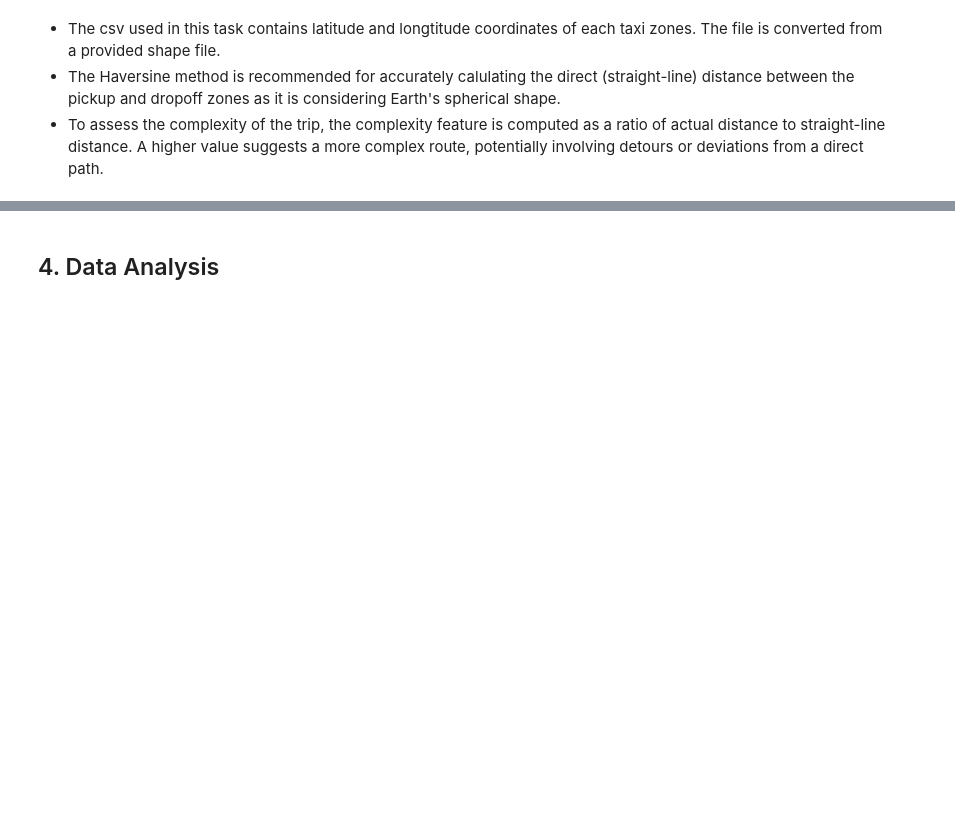
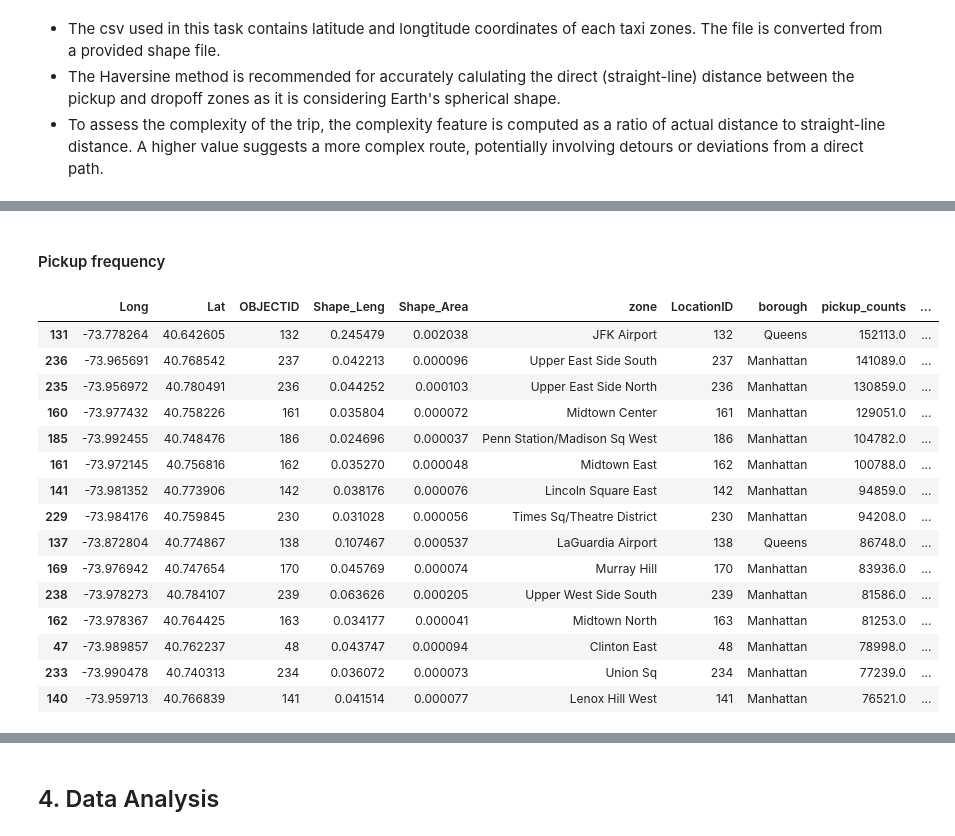
Before and after one commit to melbreaker/Taxi-Trip-Records-Data-Analysis, a Jupyter notebook: taxi-trip-records-data-analysis.ipynb, the cells around one changed output, grey strips where cells are left out. Drawn from its saved outputs; the diff is of its cells as text; code cells hidden in the pictures; blank space fills up the shorter version.

```diff
--- a/taxi-trip-records-data-analysis.ipynb
+++ b/taxi-trip-records-data-analysis.ipynb
@@ -903,0 +900,22 @@ plt.hist(df_january_cleaned['DOLocationID'])
+# %% [markdown]
+#### Pickup frequency
+# %%
+# Show top 15 pickup zone with highest number of pickup
+merge_frequency.sort_values(by='pickup_counts', ascending=False).head(15)
+# %% [output]
+|  | Long | Lat | OBJECTID | Shape_Leng | Shape_Area | zone | LocationID | borough | pickup_counts | ... |
+| 131 | -73.778264 | 40.642605 | 132 | 0.245479 | 0.002038 | JFK Airport | 132 | Queens | 152113.0 | ... |
+| 236 | -73.965691 | 40.768542 | 237 | 0.042213 | 0.000096 | Upper East Side South | 237 | Manhattan | 141089.0 | ... |
+| 235 | -73.956972 | 40.780491 | 236 | 0.044252 | 0.000103 | Upper East Side North | 236 | Manhattan | 130859.0 | ... |
+| 160 | -73.977432 | 40.758226 | 161 | 0.035804 | 0.000072 | Midtown Center | 161 | Manhattan | 129051.0 | ... |
+| 185 | -73.992455 | 40.748476 | 186 | 0.024696 | 0.000037 | Penn Station/Madison Sq West | 186 | Manhattan | 104782.0 | ... |
+| 161 | -73.972145 | 40.756816 | 162 | 0.035270 | 0.000048 | Midtown East | 162 | Manhattan | 100788.0 | ... |
+| 141 | -73.981352 | 40.773906 | 142 | 0.038176 | 0.000076 | Lincoln Square East | 142 | Manhattan | 94859.0 | ... |
+| 229 | -73.984176 | 40.759845 | 230 | 0.031028 | 0.000056 | Times Sq/Theatre District | 230 | Manhattan | 94208.0 | ... |
+| 137 | -73.872804 | 40.774867 | 138 | 0.107467 | 0.000537 | LaGuardia Airport | 138 | Queens | 86748.0 | ... |
+| 169 | -73.976942 | 40.747654 | 170 | 0.045769 | 0.000074 | Murray Hill | 170 | Manhattan | 83936.0 | ... |
+| 238 | -73.978273 | 40.784107 | 239 | 0.063626 | 0.000205 | Upper West Side South | 239 | Manhattan | 81586.0 | ... |
+| 162 | -73.978367 | 40.764425 | 163 | 0.034177 | 0.000041 | Midtown North | 163 | Manhattan | 81253.0 | ... |
+| 47 | -73.989857 | 40.762237 | 48 | 0.043747 | 0.000094 | Clinton East | 48 | Manhattan | 78998.0 | ... |
+| 233 | -73.990478 | 40.740313 | 234 | 0.036072 | 0.000073 | Union Sq | 234 | Manhattan | 77239.0 | ... |
+| 140 | -73.959713 | 40.766839 | 141 | 0.041514 | 0.000077 | Lenox Hill West | 141 | Manhattan | 76521.0 | ... |
```
Also changed, not shown: parts of 17 cells of this notebook.
